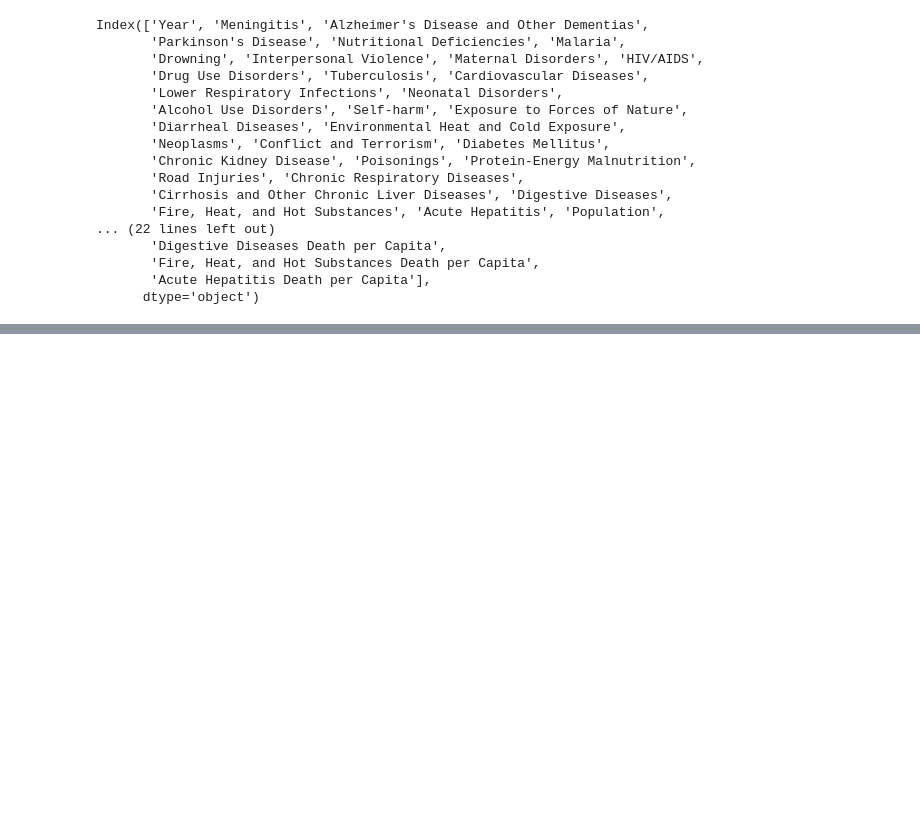
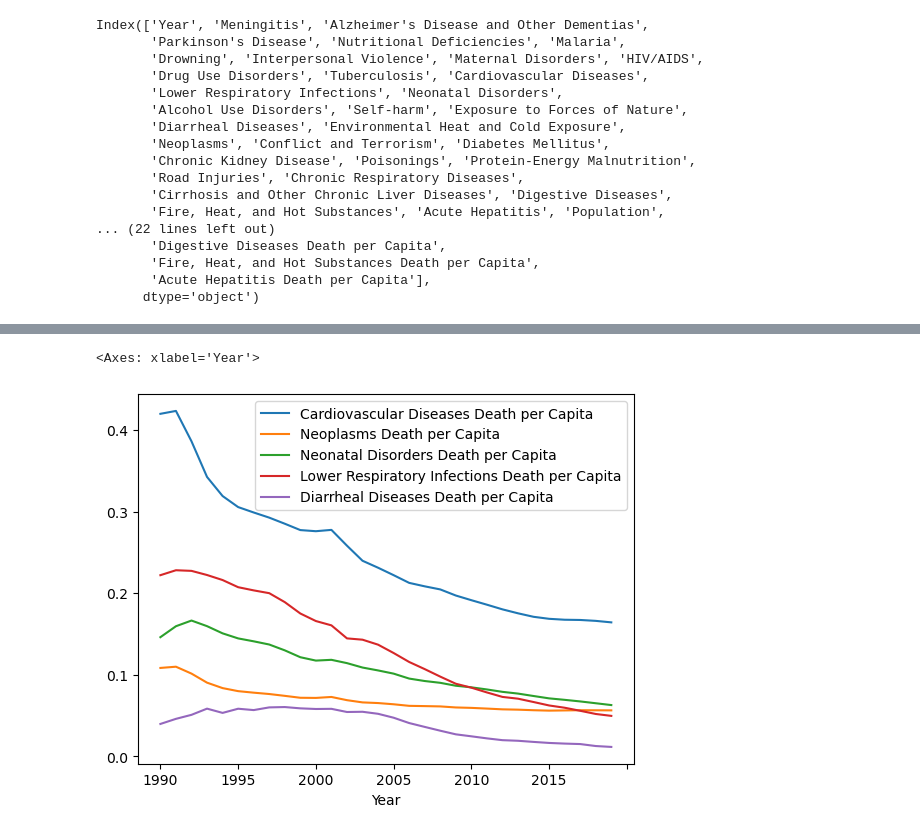
Before and after one commit to thomasjngo/Cause-of-Death-Analysis, a Jupyter notebook: Cause of Death Analysis/CommonCausesofDeath.ipynb, the cells around one changed output, grey strips where cells are left out. Cells and saved outputs as stored; diff of their text form; code cells hidden in the pictures; blank space fills up the shorter version.

```diff
--- a/Cause of Death Analysis/CommonCausesofDeath.ipynb
+++ b/Cause of Death Analysis/CommonCausesofDeath.ipynb
@@ -294,4 +296,5 @@ death_per_capita_df.head()
 5 rows × 33 columns
 # %%
-cause_aid_pop_df.loc(cause_aid_pop_df.count()
+afg_death=death_per_capita_df.loc[(death_per_capita_df.index.values=='AFG')]
+afg_death
 # %% [output]
@@ -314,0 +320,4 @@ dtype: int64
+# %%
+afg_death_top=afg_death[['Year','Cardiovascular Diseases Death per Capita', 'Neoplasms Death per Capita', 'Neonatal Disorders Death per Capita',
+       'Lower Respiratory Infections Death per Capita', 'Diarrheal Diseases Death per Capita']]
+afg_death_top.astype(float)
@@ -314,0 +343,6 @@ dtype: int64
+# %%
+#plot of the top 5 causes of death from 1990-2019 looking at it per capita this time in AFG
+afg_death_top.plot(x='Year')
+# %% [output]
+<Axes: xlabel='Year'>
+[figure, added]
```
Also changed, not shown: parts of 6 cells of this notebook.
